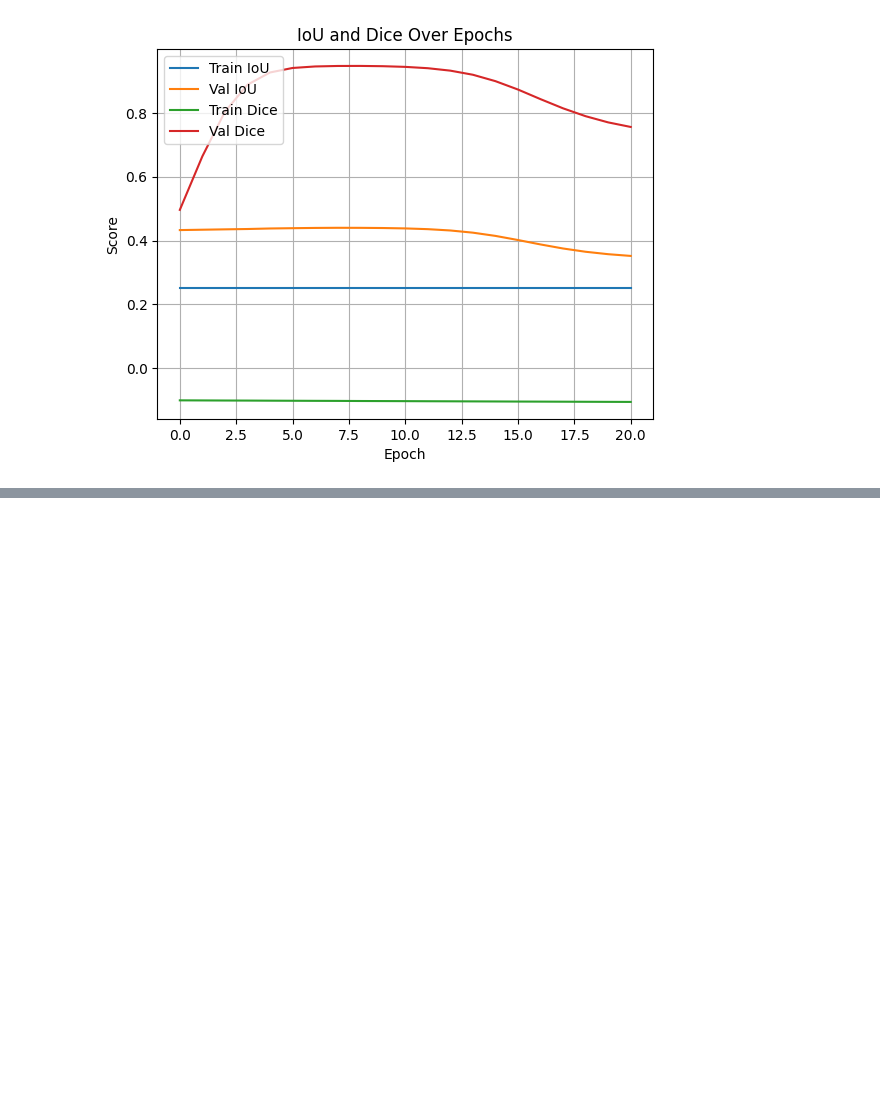
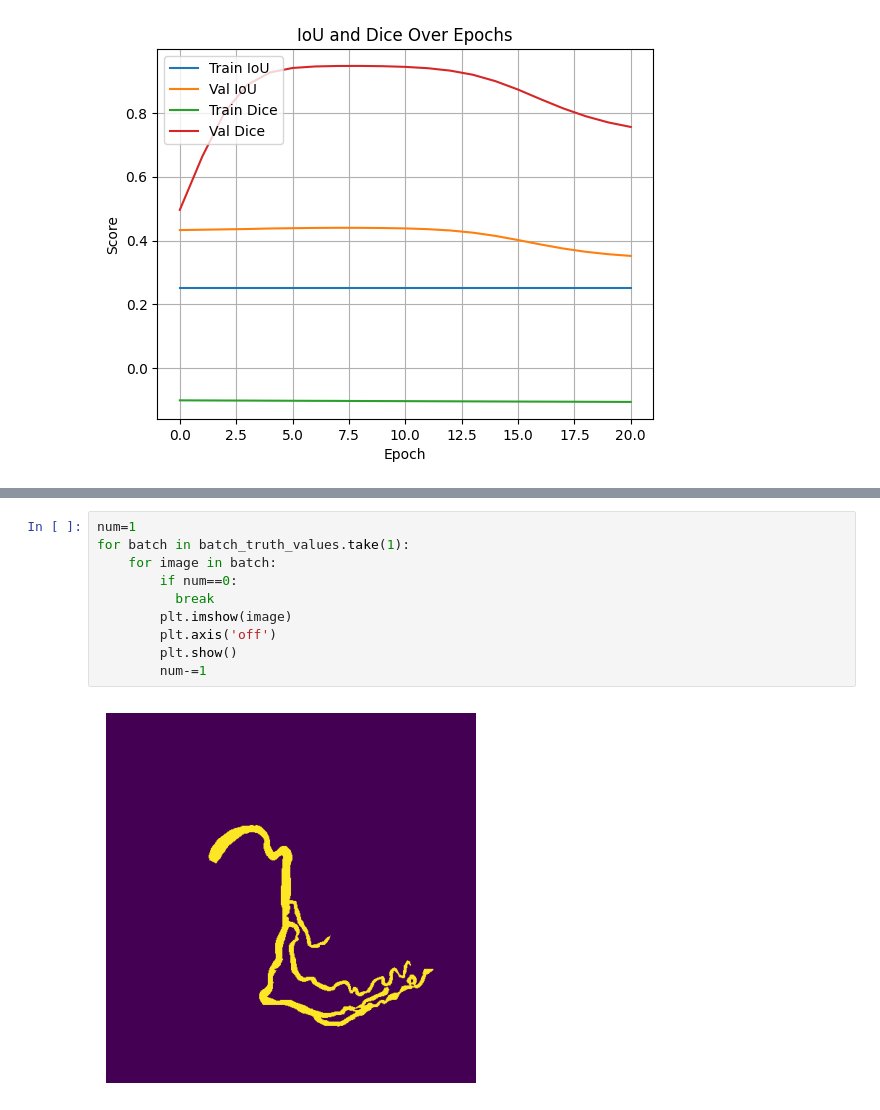
Before and after one commit to VukIG/Segmetacija-Koronarnih-Arterija, a Jupyter notebook: vessel_branch_classification.ipynb, the cells around one changed output, grey strips where cells are left out. Saved outputs shown, nothing was run; the diff lists cells and outputs as text; blank space fills up the shorter version.

```diff
--- a/vessel_branch_classification.ipynb
+++ b/vessel_branch_classification.ipynb
@@ -540,0 +601,12 @@ plt.show()
+# %%
+num=1
+for batch in batch_truth_values.take(1):
+    for image in batch:
+        if num==0:
+          break
+        plt.imshow(image)
+        plt.axis('off')
+        plt.show()
+        num-=1
+# %% [output]
+[figure, added]
```
Also changed, not shown: parts of 9 cells of this notebook.
